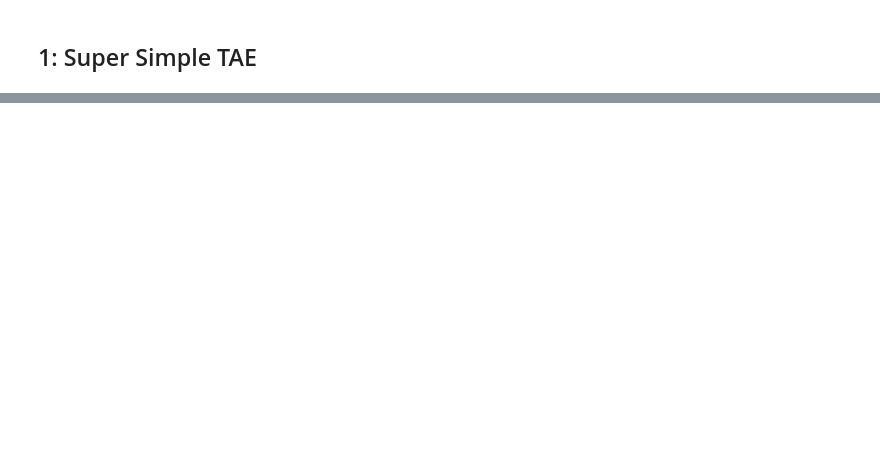
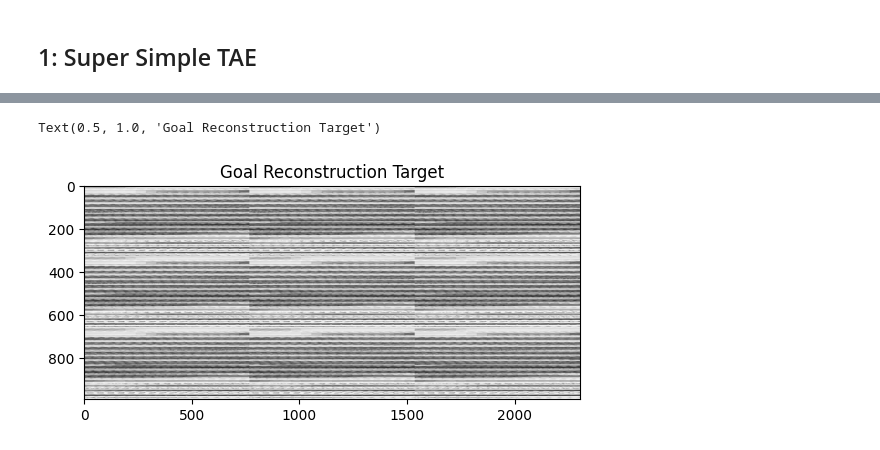
Before and after one commit to amanb2000/Multimodal_Foundation, a Jupyter notebook: sketch/04_Overfit_TAE.ipynb, the cells around one changed output, grey strips where cells are left out. Saved outputs shown, nothing was run; the diff lists cells and outputs as text; code cells hidden in the pictures; blank space fills up the shorter version.

```diff
--- a/sketch/04_Overfit_TAE.ipynb
+++ b/sketch/04_Overfit_TAE.ipynb
@@ -176,0 +224,7 @@ TensorShape([1, 124, 512])
+# %%
+flat_goal = flat_coded_1[:,:,:-191]
+plt.imshow(flat_goal[0,:,:], cmap='gray')
+plt.title("Goal Reconstruction Target")
+# %% [output]
+Text(0.5, 1.0, 'Goal Reconstruction Target')
+[figure, added]
```
Also changed, not shown: parts of 18 cells of this notebook.
